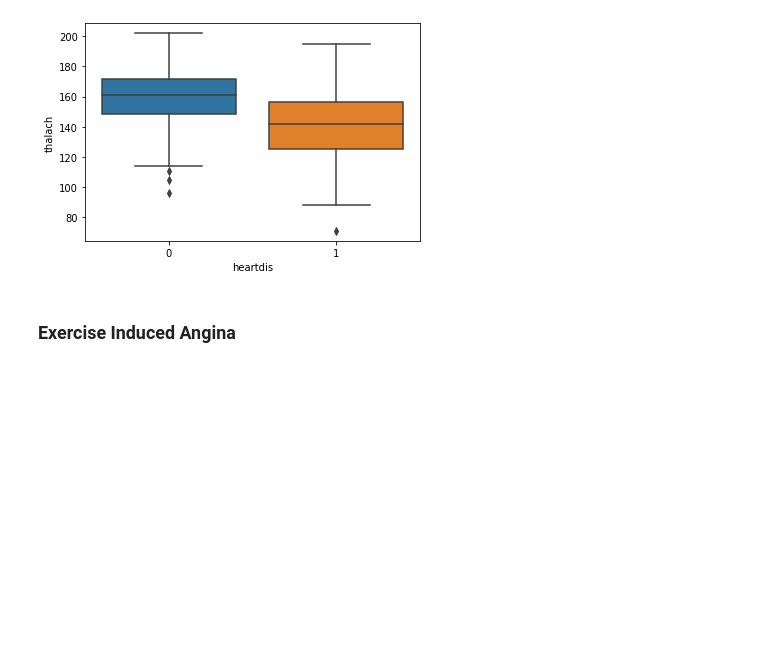
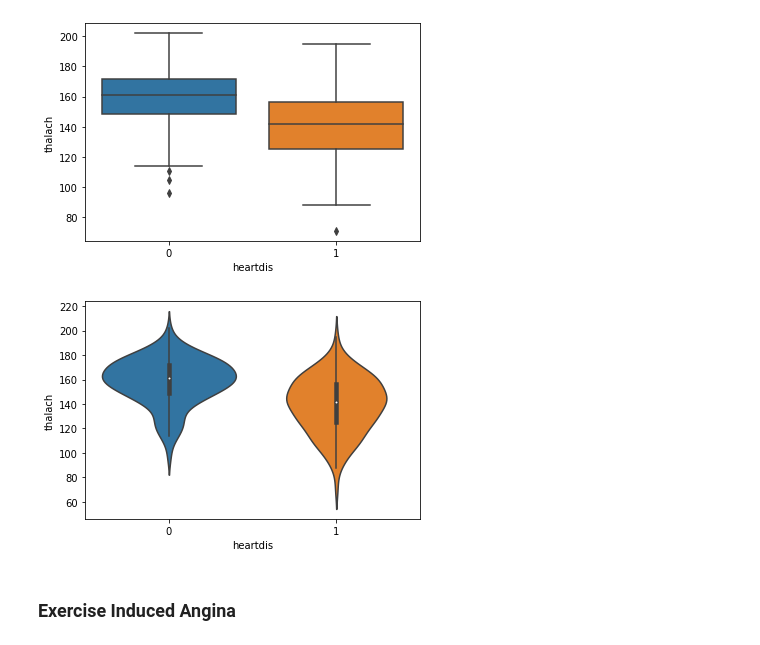
Before and after one commit to AnaliticaComputacional-2023-10/Proyecto1, a Jupyter notebook: EDA_Multivariate.ipynb, the cells around one changed output. Cells and saved outputs as stored; diff of their text form; code cells hidden in the pictures; blank space fills up the shorter version.

```diff
--- a/EDA_Multivariate.ipynb
+++ b/EDA_Multivariate.ipynb
@@ -231,6 +238,11 @@ sns.boxplot(data=df, x='heartdis', y='thalach')
 plt.show()
 # %% [output]
 [figure]
+# %%
+sns.violinplot(data=df, x='heartdis', y='thalach')
+plt.show()
+# %% [output]
+[figure, added]
 # %% [markdown]
 ### Exercise Induced Angina
 # %%
```
Also changed, not shown: parts of 35 cells of this notebook.
